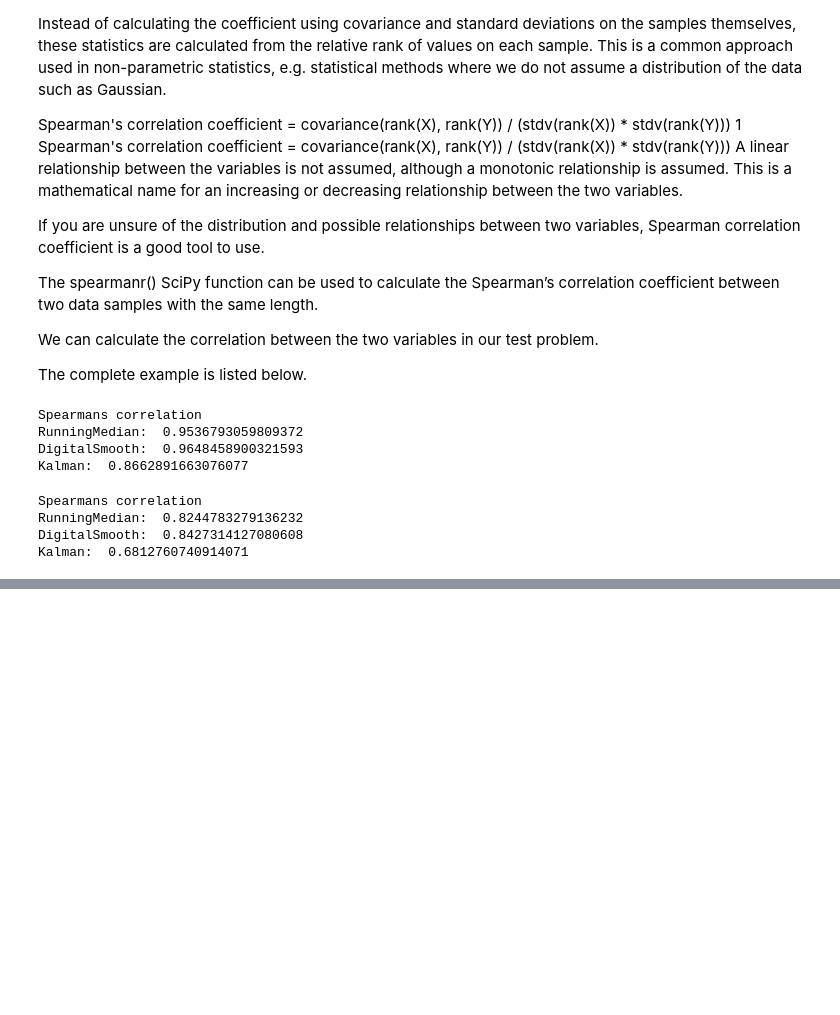
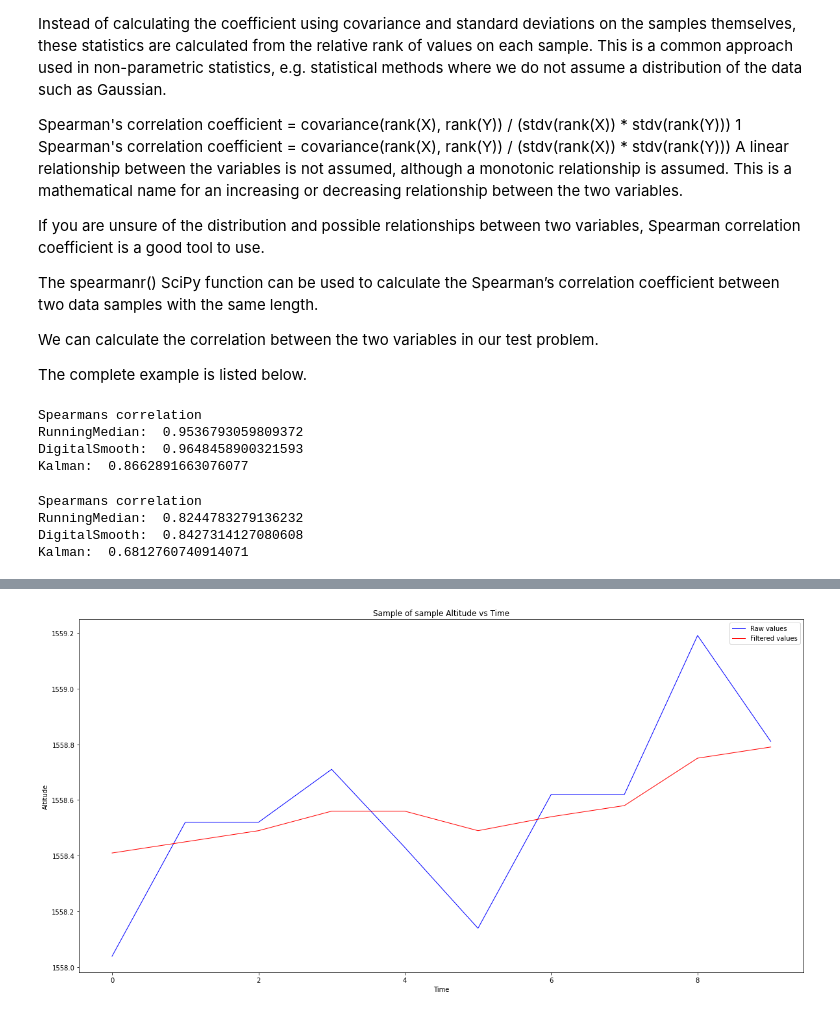
Before and after one commit to nakujaproject/BMPdata, a Jupyter notebook: Src/Notebooks/correlationAnalysis.ipynb, the cells around one changed output, grey strips where cells are left out. Saved outputs shown, nothing was run; the diff lists cells and outputs as text; code cells hidden in the pictures; blank space fills up the shorter version.

```diff
--- a/Src/Notebooks/correlationAnalysis.ipynb
+++ b/Src/Notebooks/correlationAnalysis.ipynb
@@ -240,0 +337,12 @@ Kalman:  0.6812760740914071
+# %%
+plt.figure(figsize=(20, 10))
+plt.xlabel("Time")
+plt.ylabel("Altitude")
+plt.title("Sample of sample Altitude vs Time")
+plt.plot(range(0,10,1), sample['Raw'][:10],  linewidth=1, color="b", label="Raw values")
+plt.plot(range(0,10,1), sample['Filtered'][:10],  linewidth=1, color="r", label="Filtered values")
+plt.legend()
+plt.savefig("../../Output/Figures/4.jpeg", transparent=False)
+plt.show()
+# %% [output]
+[figure, added]
```
Also changed, not shown: parts of 23 cells of this notebook.
